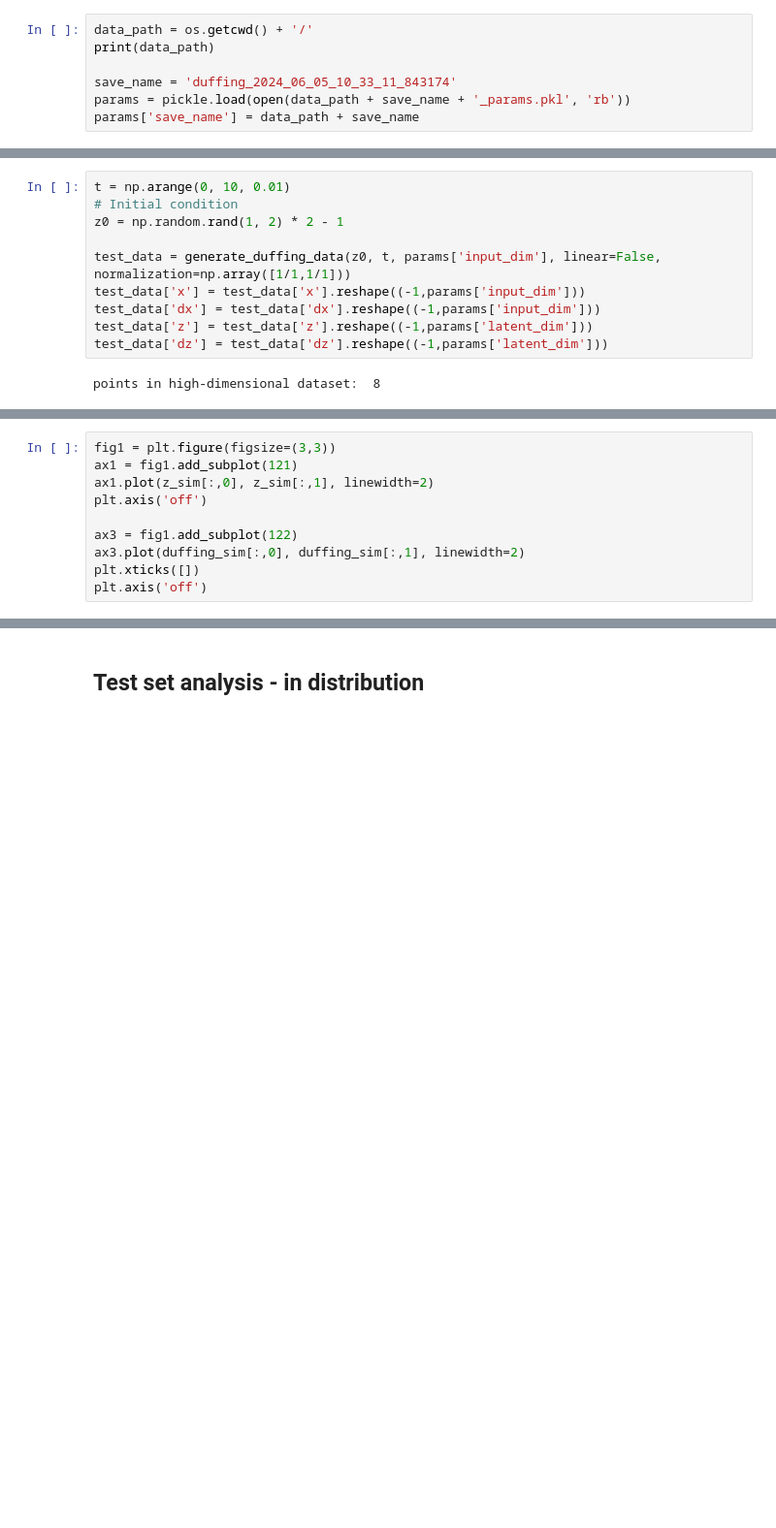
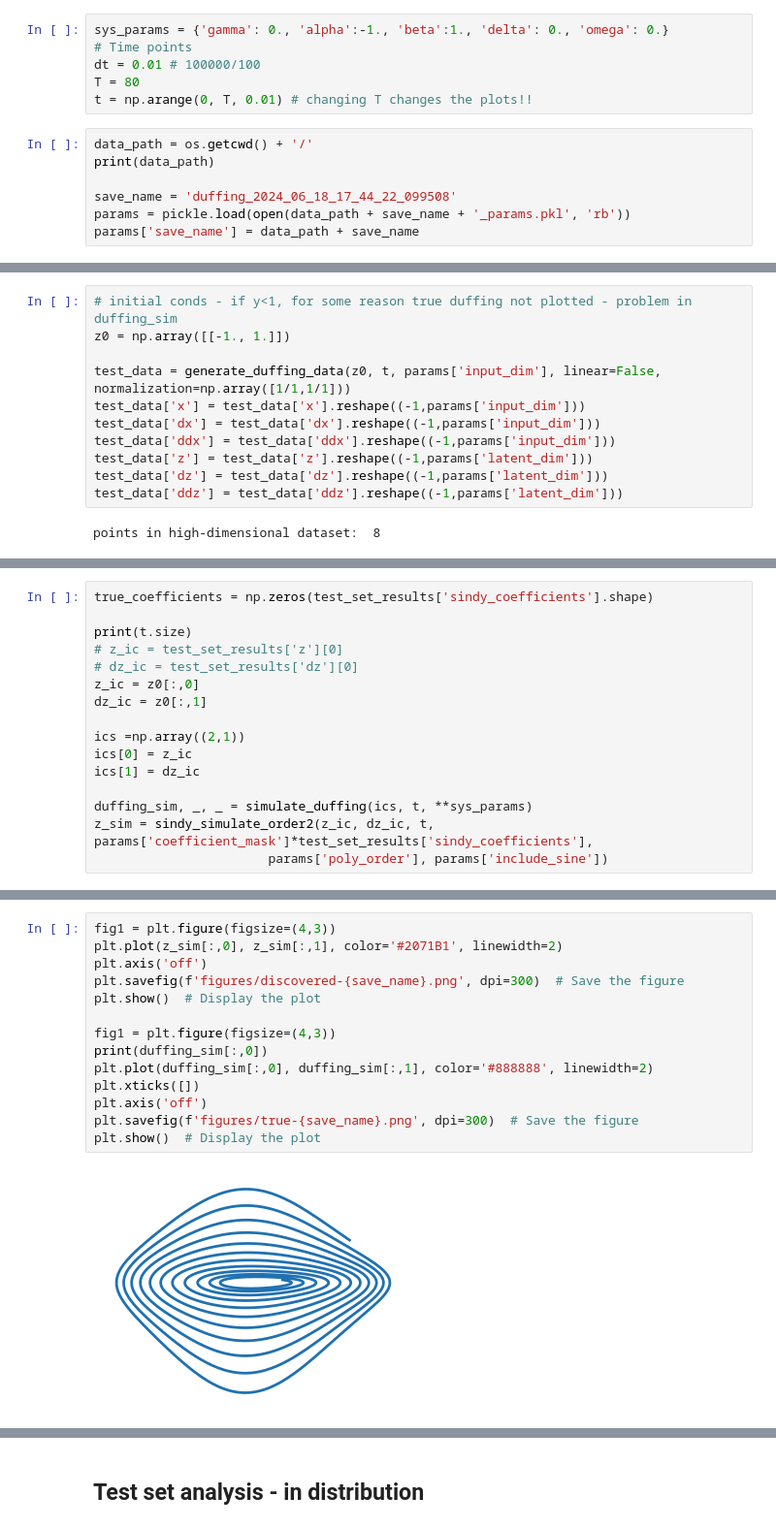
Before and after one commit to spetznick/sindyautoencoders, a Jupyter notebook: examples/duffing/analyze_duffing.ipynb, the cells around one changed output, grey strips where cells are left out. Shown at 97% size. Drawn from its saved outputs; the diff is of its cells as text; blank space fills up the shorter version.

```diff
--- a/examples/duffing/analyze_duffing.ipynb
+++ b/examples/duffing/analyze_duffing.ipynb
@@ -50,8 +28,14 @@ plt.show()
+# %%
+sys_params = {'gamma': 0., 'alpha':-1., 'beta':1., 'delta': 0., 'omega': 0.}
+# Time points
+dt = 0.01 # 100000/100
+T = 80
+t = np.arange(0, T, 0.01) # changing T changes the plots!!
 # %%
 data_path = os.getcwd() + '/'
 print(data_path)
 
-save_name = 'duffing_2024_06_05_10_33_11_843174'
+save_name = 'duffing_2024_06_18_17_44_22_099508'
 params = pickle.load(open(data_path + save_name + '_params.pkl', 'rb'))
 params['save_name'] = data_path + save_name
 # %% [output]
@@ -69,15 +53,16 @@ for key in autoencoder_network.keys():
 # %% [markdown]
 ## Single trajectory plots
 # %%
-t = np.arange(0, 10, 0.01)
-# Initial condition
-z0 = np.random.rand(1, 2) * 2 - 1
+# initial conds - if y<1, for some reason true duffing not plotted - problem in duffing_sim
+z0 = np.array([[-1., 1.]])
 
 test_data = generate_duffing_data(z0, t, params['input_dim'], linear=False, normalization=np.array([1/1,1/1]))
 test_data['x'] = test_data['x'].reshape((-1,params['input_dim']))
 test_data['dx'] = test_data['dx'].reshape((-1,params['input_dim']))
+test_data['ddx'] = test_data['ddx'].reshape((-1,params['input_dim']))
 test_data['z'] = test_data['z'].reshape((-1,params['latent_dim']))
 test_data['dz'] = test_data['dz'].reshape((-1,params['latent_dim']))
+test_data['ddz'] = test_data['ddz'].reshape((-1,params['latent_dim']))
 # %% [output]
 points in high-dimensional dataset:  8
 # %%
@@ -127,0 +81,16 @@ print(duffing_sim.shape, z_sim.shape)
+# %%
+true_coefficients = np.zeros(test_set_results['sindy_coefficients'].shape)
+
+print(t.size)
+# z_ic = test_set_results['z'][0]
+# dz_ic = test_set_results['dz'][0]
+z_ic = z0[:,0]
+dz_ic = z0[:,1]
+
+ics =np.array((2,1))
+ics[0] = z_ic
+ics[1] = dz_ic
+
+duffing_sim, _, _ = simulate_duffing(ics, t, **sys_params)
+z_sim = sindy_simulate_order2(z_ic, dz_ic, t, params['coefficient_mask']*test_set_results['sindy_coefficients'],
+                       params['poly_order'], params['include_sine'])
@@ -133,11 +106,16 @@ test_set_results['z'].shape
 # %%
-fig1 = plt.figure(figsize=(3,3))
-ax1 = fig1.add_subplot(121)
-ax1.plot(z_sim[:,0], z_sim[:,1], linewidth=2)
+fig1 = plt.figure(figsize=(4,3))
+plt.plot(z_sim[:,0], z_sim[:,1], color='#2071B1', linewidth=2)
 plt.axis('off')
+plt.savefig(f'figures/discovered-{save_name}.png', dpi=300)  # Save the figure
+plt.show()  # Display the plot
 
-ax3 = fig1.add_subplot(122)
-ax3.plot(duffing_sim[:,0], duffing_sim[:,1], linewidth=2)
+fig1 = plt.figure(figsize=(4,3))
+print(duffing_sim[:,0])
+plt.plot(duffing_sim[:,0], duffing_sim[:,1], color='#888888', linewidth=2)
 plt.xticks([])
 plt.axis('off')
+plt.savefig(f'figures/true-{save_name}.png', dpi=300)  # Save the figure
+plt.show()  # Display the plot
 # %% [output]
+[figure, new version]
```
Also changed, not shown: parts of 26 cells of this notebook.
